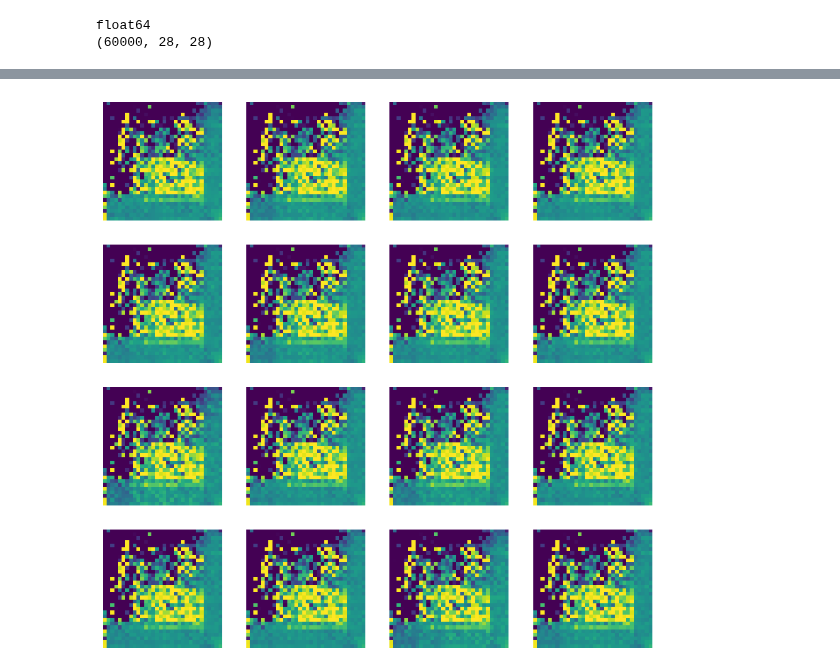
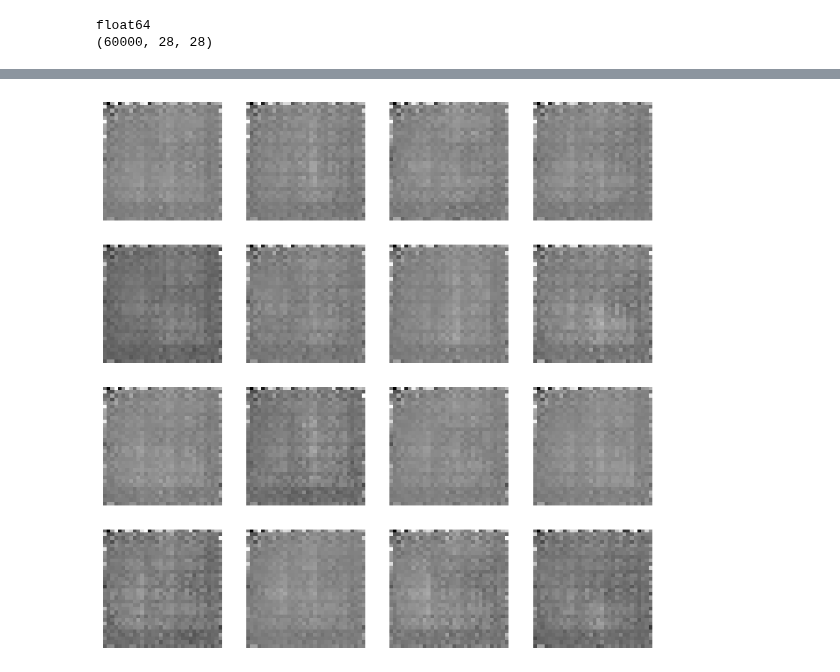
Before and after one commit to Maxxx-VS/The-Founder, a Jupyter notebook: 35_4_GAN_MNIST_fashion.ipynb, the cells around one changed output, grey strips where cells are left out. Cells and saved outputs as stored; diff of their text form; code cells hidden in the pictures.

```diff
--- a/35_4_GAN_MNIST_fashion.ipynb
+++ b/35_4_GAN_MNIST_fashion.ipynb
@@ -325,17 +325,17 @@ Generator Loss: 18.989238739013672 Discriminator Loss: 5.663415070245037e-09
 # %%
 def plot_generated_images(square = 4):
     plt.figure(figsize = (10,10))
     for i in range(square * square):
         plt.subplot(square, square, i+1)
         noise = np.random.normal(0,1,(1,LATENT_DIM))
         img = generator(noise)
-        plt.imshow(np.clip((img[0,...]+1)/2, 0, 1))
+        plt.imshow(np.clip((img[0,...]+1)/2, 0, 1), cmap=plt.cm.binary)
         plt.axis('off')
         plt.grid()
 
 plot_generated_images(4)
 # %% [output]
-[figure, old version]
+[figure, new version]
 # %%
 def loss_plot(G, D):
     plt.figure(figsize=(10,10))
```
Also changed, not shown: parts of 15 cells of this notebook.
